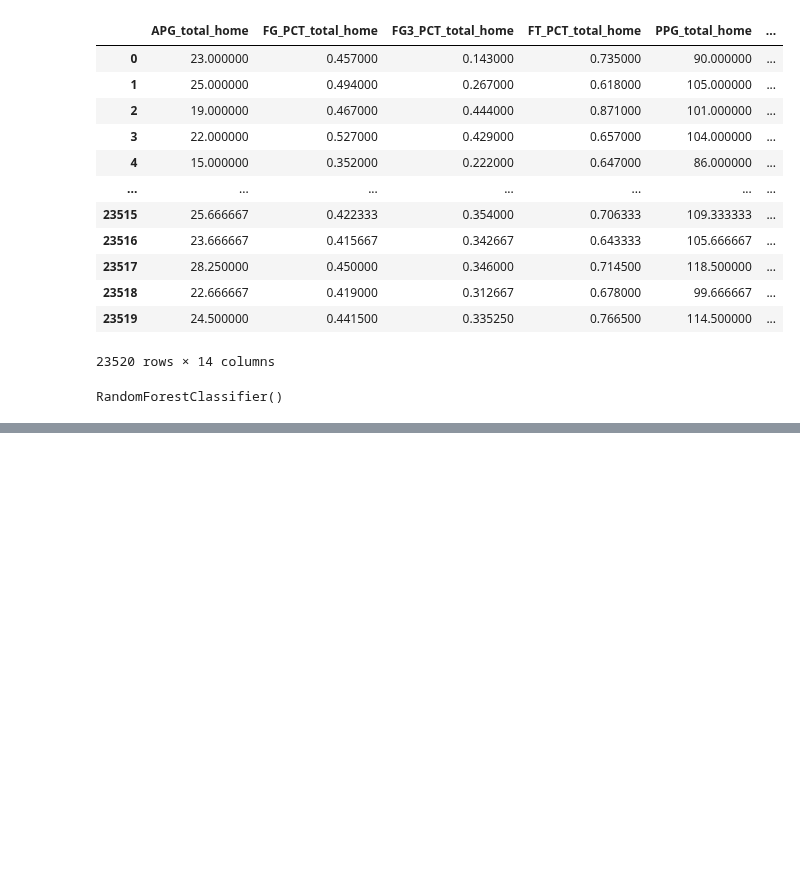
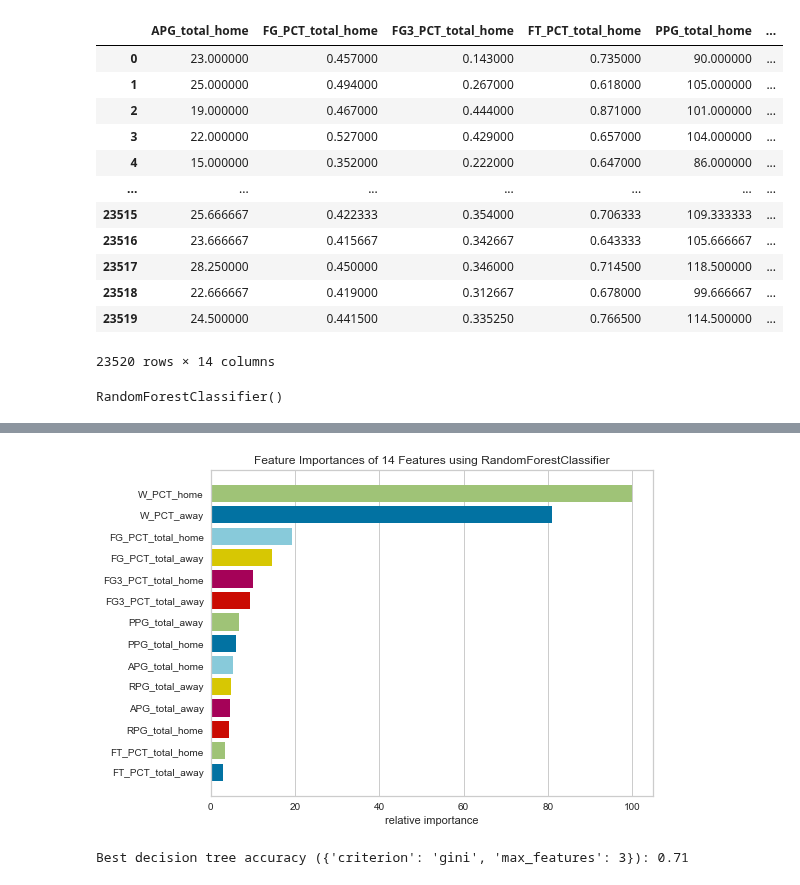
Before and after one commit to psalire/cmpe255-term-project, a Jupyter notebook: classifiers/random-forest/randomForest.ipynb, the cells around one changed output, grey strips where cells are left out. Drawn from its saved outputs; the diff is of its cells as text; code cells hidden in the pictures; blank space fills up the shorter version.

```diff
--- a/classifiers/random-forest/randomForest.ipynb
+++ b/classifiers/random-forest/randomForest.ipynb
@@ -137,0 +206,20 @@ for score in scores_randomForest:
+# %%
+plot_feature_importances(cv_max_leaves_clf.best_estimator_)
+# %% [output]
+[figure, added]
+# %%
+cv_max_features_clf = do_cv(
+    RandomForestClassifier(random_state=0),
+    GridSearchCV,
+    {
+        'max_features': [*range(1,len(cumulative_stats_df.columns)//2+1), 'sqrt', 'log2', None],
+        'criterion': ['gini', 'entropy'],
+    },
+    X_train,
+    y_train,
+#     random_state=0,
+)
+print('Best decision tree accuracy (%s): %.2f' % (str(cv_max_features_clf.best_params_), cv_max_features_clf.score(X_test, y_test)))
+#Best decision tree accuracy ({'criterion': 'gini', 'max_features': 3}): 0.71
+# %% [output]
+Best decision tree accuracy ({'criterion': 'gini', 'max_features': 3}): 0.71
```
Also changed, not shown: parts of 15 cells of this notebook.
